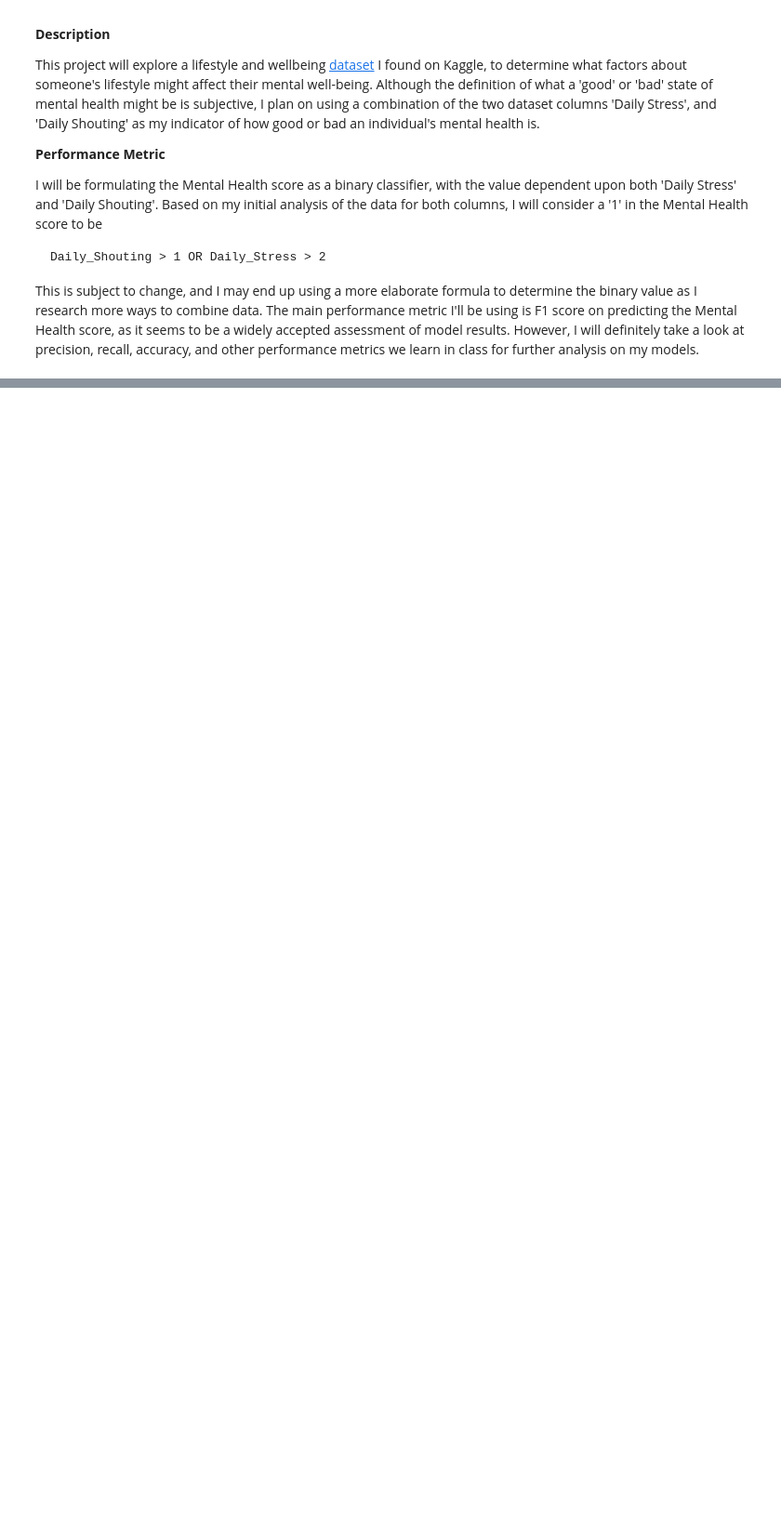
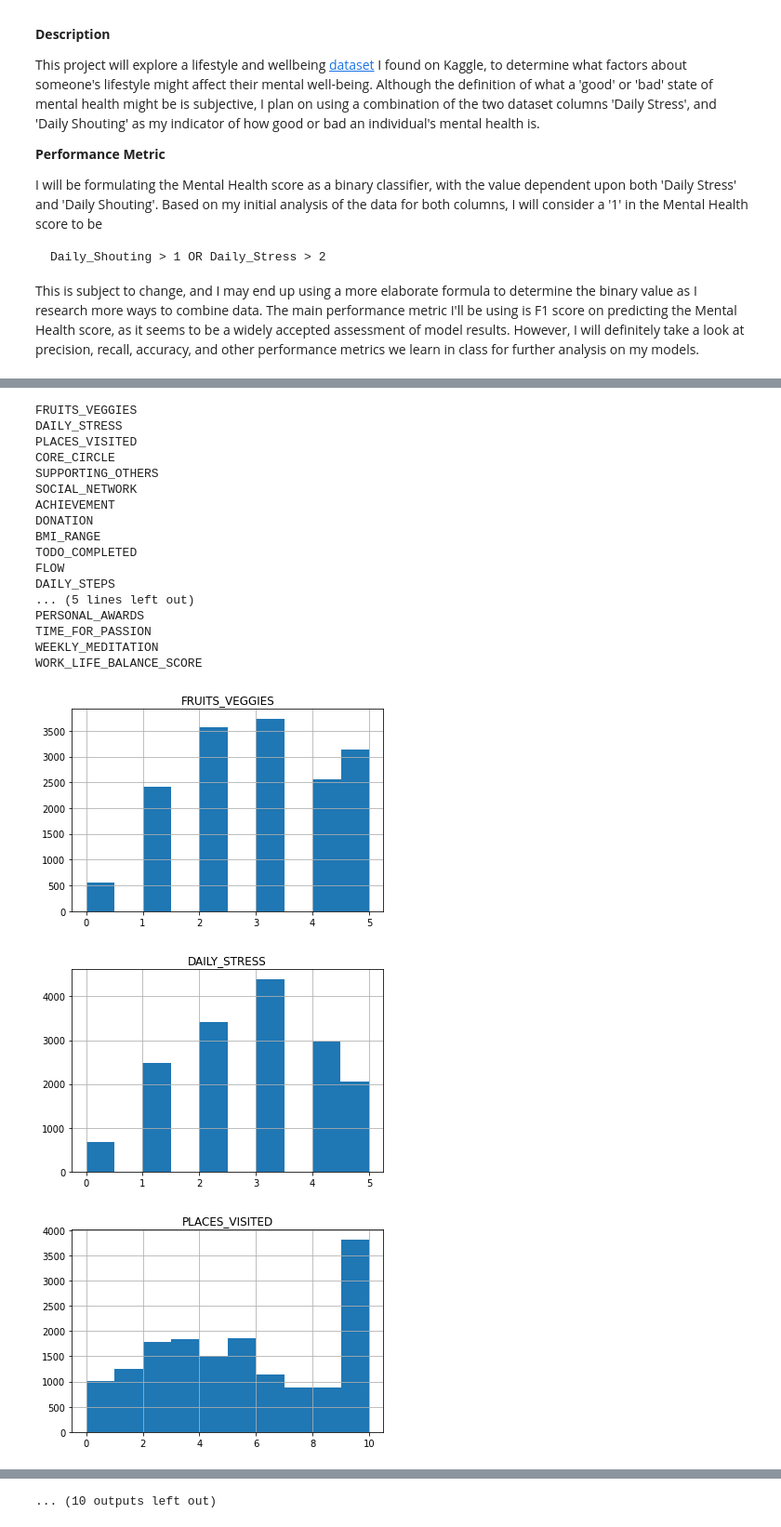
Before and after one commit to ishankaul1/failed_ml_project_lol, a Jupyter notebook: Assignment1.ipynb, the cells around one changed output, grey strips where cells are left out. Shown: that part at 93% size. Saved outputs shown, nothing was run; the diff lists cells and outputs as text; code cells hidden in the pictures; blank space fills up the shorter version.

````diff
--- a/Assignment1.ipynb
+++ b/Assignment1.ipynb
@@ -20,3 +20,12 @@ Daily_Shouting > 1 OR Daily_Stress > 2
 ```
 This is subject to change, and I may end up using a more elaborate formula to determine the binary value as I research more ways to combine data.
 The main performance metric I'll be using is F1 score on predicting the Mental Health score, as it seems to be a widely accepted assessment of model results. However, I will definitely take a look at precision, recall, accuracy, and other performance metrics we learn in class for further analysis on my models.
+# %%
+#import necessary libraries and read data
+import pandas as pd
+import numpy as np
+import seaborn as sns
+import matplotlib.pyplot as plt
+
+wellbeing_data = pd.read_csv('Wellbeing_and_lifestyle_data_Kaggle.csv')
+display(wellbeing_data.sample(1))
@@ -30,0 +62,12 @@ Before feeding the data to machine learning models, I will explore various prope
+# %%
+#Initial preprocessing needed for EDA.
+
+#Droping tthis value because it's calculated by the survey agency and won't be used
+wellbeing_data = wellbeing_data.drop(['WORK_LIFE_BALANCE_SCORE'], axis=1)
+
+#DAILY_STRESS is really an int value, but there was one garbage value that was causing me trouble
+#in the next section. Since it was only one, I dropped it
+wellbeing_data = wellbeing_data[wellbeing_data['DAILY_STRESS'].apply(lambda x: str(x).isdigit())]
+wellbeing_data['DAILY_STRESS'] = wellbeing_data['DAILY_STRESS'].astype(str).astype(int)
+
+wellbeing_data.info()
@@ -30,0 +94,31 @@ Before feeding the data to machine learning models, I will explore various prope
+# %%
+#Removing these columns at the start. Timestamp doesn't make sense
+SKIP_HIST_COLUMNS = {'Timestamp'}
+STRING_COLUMNS = {'AGE', 'GENDER'}
+#plot histograms of each feature for easy visualization
+integer_column_names = list(filter(lambda x : x not in SKIP_HIST_COLUMNS and x not in STRING_COLUMNS, list(wellbeing_data.columns.values)))
+
+for col in integer_column_names:
+  print(col)
+  wellbeing_data.hist(column=col)
+# %% [output]
+FRUITS_VEGGIES
+DAILY_STRESS
+PLACES_VISITED
+CORE_CIRCLE
+SUPPORTING_OTHERS
+SOCIAL_NETWORK
+ACHIEVEMENT
+DONATION
+BMI_RANGE
+TODO_COMPLETED
+FLOW
+DAILY_STEPS
+... (5 lines left out)
+PERSONAL_AWARDS
+TIME_FOR_PASSION
+WEEKLY_MEDITATION
+WORK_LIFE_BALANCE_SCORE
+[figure, added]
+[figure, added]
+[figure, added]
@@ -30,0 +133 @@ Before feeding the data to machine learning models, I will explore various prope
+... (10 outputs left out)
````
Also changed, not shown: parts of 13 cells of this notebook.
